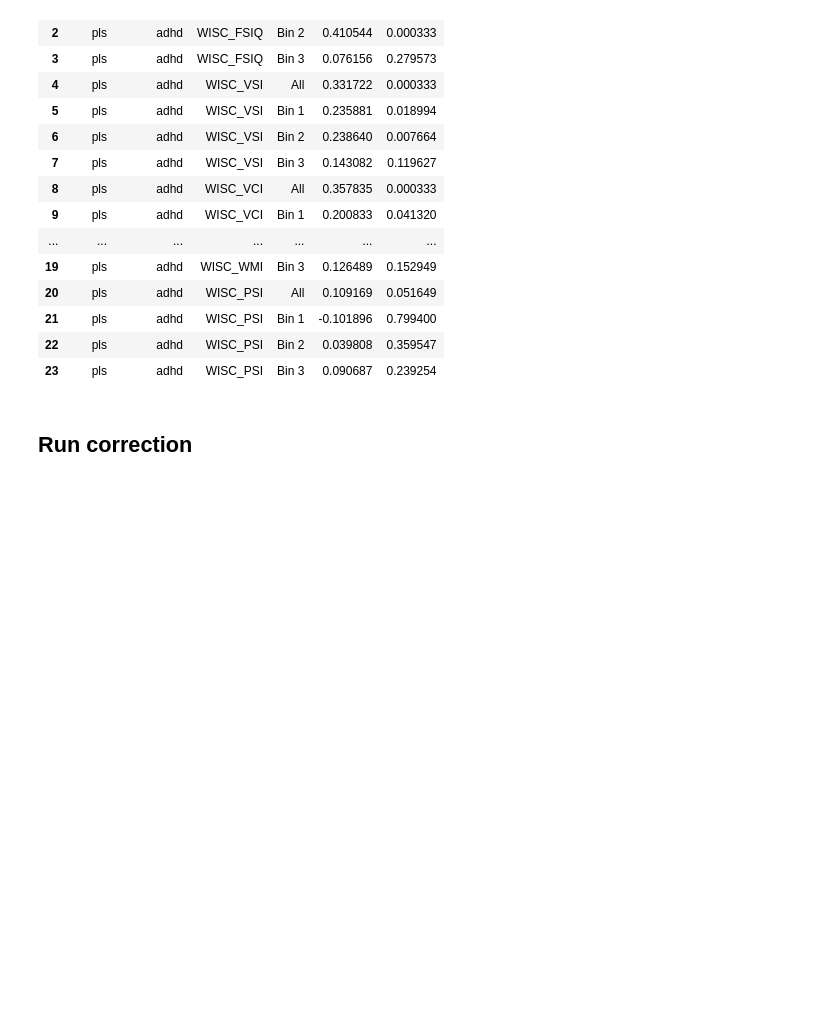
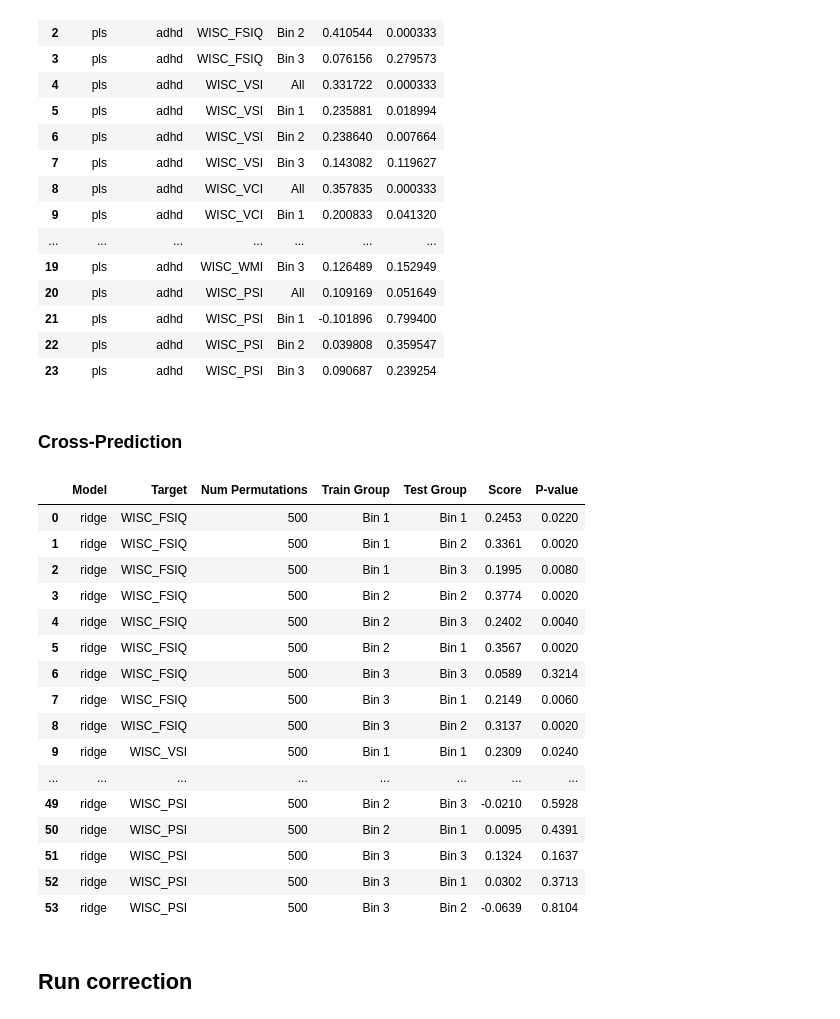
Before and after one commit to Brian-Pho/MSc_Research-Project, a Jupyter notebook: src/Models/Analysis/Multiple Hypothesis Testing.ipynb, the cells around one changed output. Cells and saved outputs as stored; diff of their text form; code cells hidden in the pictures; blank space fills up the shorter version.

```diff
--- a/src/Models/Analysis/Multiple Hypothesis Testing.ipynb
+++ b/src/Models/Analysis/Multiple Hypothesis Testing.ipynb
@@ -58,6 +66,32 @@ display(df)
 | 21 | pls | adhd | WISC_PSI | Bin 1 | -0.101896 | 0.799400 |
 | 22 | pls | adhd | WISC_PSI | Bin 2 | 0.039808 | 0.359547 |
 | 23 | pls | adhd | WISC_PSI | Bin 3 | 0.090687 | 0.239254 |
+# %% [markdown]
+### Cross-Prediction
+# %%
+fn = 'ridge_pts_age_cross_prediction.csv'
+results_path = join(CROSS_PRED_RESULTS, fn)
+df = pd.read_csv(results_path, index_col=0)
+pvals = df['P-value']
+display(df)
+# %% [output]
+|  | Model | Target | Num Permutations | Train Group | Test Group | Score | P-value |
+| 0 | ridge | WISC_FSIQ | 500 | Bin 1 | Bin 1 | 0.2453 | 0.0220 |
+| 1 | ridge | WISC_FSIQ | 500 | Bin 1 | Bin 2 | 0.3361 | 0.0020 |
+| 2 | ridge | WISC_FSIQ | 500 | Bin 1 | Bin 3 | 0.1995 | 0.0080 |
+| 3 | ridge | WISC_FSIQ | 500 | Bin 2 | Bin 2 | 0.3774 | 0.0020 |
+| 4 | ridge | WISC_FSIQ | 500 | Bin 2 | Bin 3 | 0.2402 | 0.0040 |
+| 5 | ridge | WISC_FSIQ | 500 | Bin 2 | Bin 1 | 0.3567 | 0.0020 |
+| 6 | ridge | WISC_FSIQ | 500 | Bin 3 | Bin 3 | 0.0589 | 0.3214 |
+| 7 | ridge | WISC_FSIQ | 500 | Bin 3 | Bin 1 | 0.2149 | 0.0060 |
+| 8 | ridge | WISC_FSIQ | 500 | Bin 3 | Bin 2 | 0.3137 | 0.0020 |
+| 9 | ridge | WISC_VSI | 500 | Bin 1 | Bin 1 | 0.2309 | 0.0240 |
+| ... | ... | ... | ... | ... | ... | ... | ... |
+| 49 | ridge | WISC_PSI | 500 | Bin 2 | Bin 3 | -0.0210 | 0.5928 |
+| 50 | ridge | WISC_PSI | 500 | Bin 2 | Bin 1 | 0.0095 | 0.4391 |
+| 51 | ridge | WISC_PSI | 500 | Bin 3 | Bin 3 | 0.1324 | 0.1637 |
+| 52 | ridge | WISC_PSI | 500 | Bin 3 | Bin 1 | 0.0302 | 0.3713 |
+| 53 | ridge | WISC_PSI | 500 | Bin 3 | Bin 2 | -0.0639 | 0.8104 |
 # %% [markdown]
 ## Run correction
 # %%
```
Also changed, not shown: parts of 7 cells of this notebook, 5 other files.
